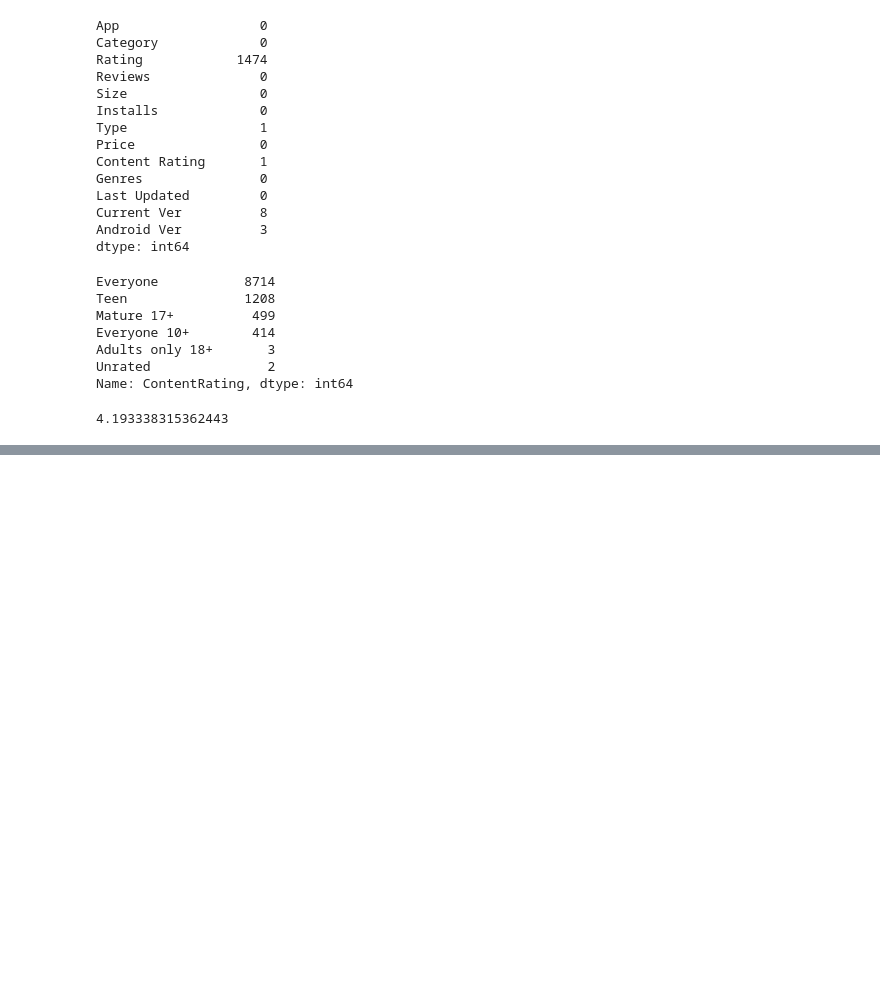
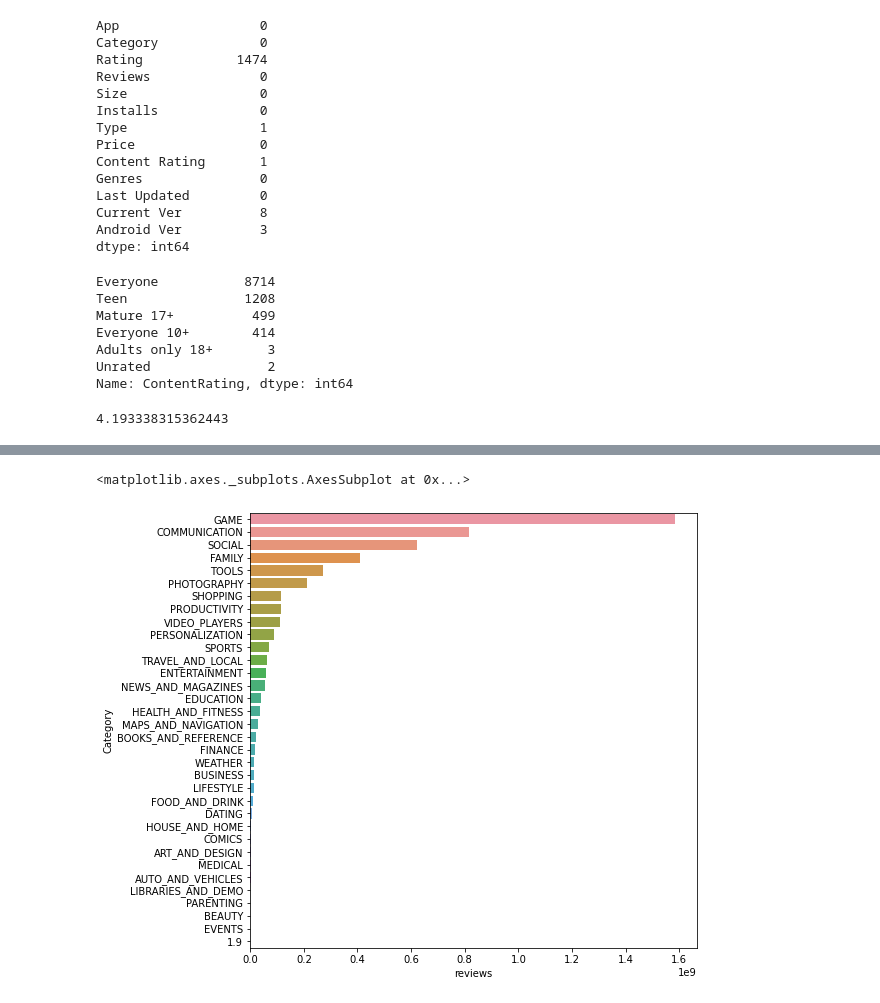
Before and after one commit to madhulika-1990/-EDA-on-Playstore-review-, a Jupyter notebook: Play_Store_App_Review_Analysis_Capstone_Project.ipynb, the cells around one changed output, grey strips where cells are left out. Saved outputs shown, nothing was run; the diff lists cells and outputs as text; code cells hidden in the pictures; blank space fills up the shorter version.

```diff
--- a/Play_Store_App_Review_Analysis_Capstone_Project.ipynb
+++ b/Play_Store_App_Review_Analysis_Capstone_Project.ipynb
@@ -260,0 +291,8 @@ df_data.Rating.fillna(value=4.1,inplace=True)
+# %%
+# Total reviews
+plt.figure(figsize=(8,8))
+sum_rew = df_data.groupby(['Category'])['reviews'].sum().sort_values(ascending=False)
+sns.barplot(x=sum_rew, y=sum_rew.index, data=df_data)
+# %% [output]
+<matplotlib.axes._subplots.AxesSubplot at 0x...>
+[figure, added]
```
Also changed, not shown: parts of 4 cells of this notebook.
